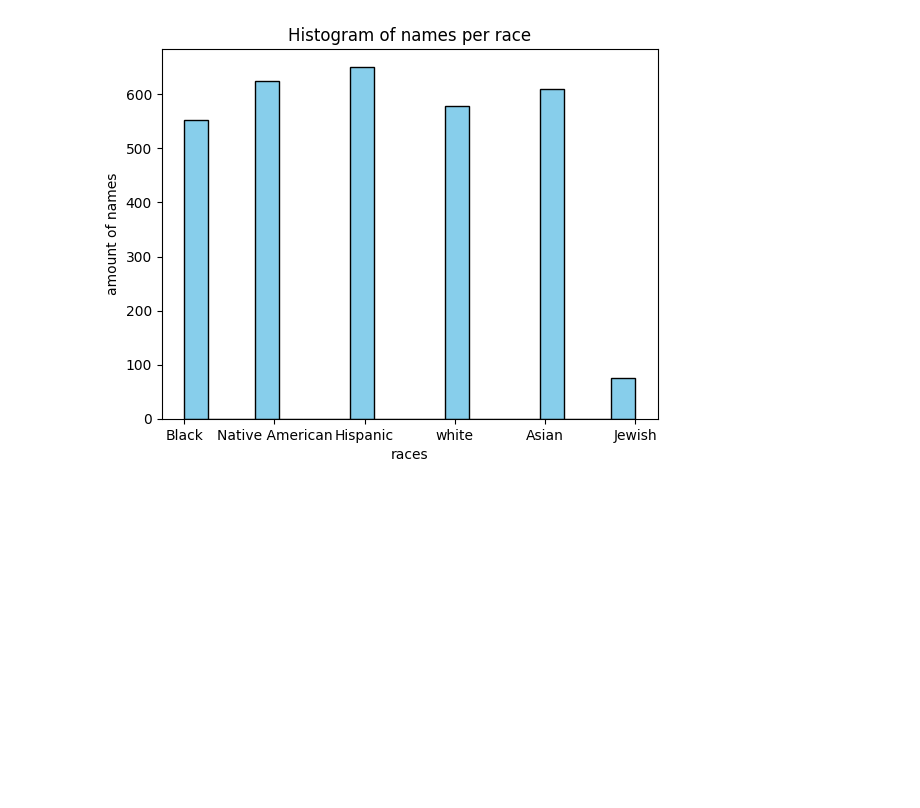
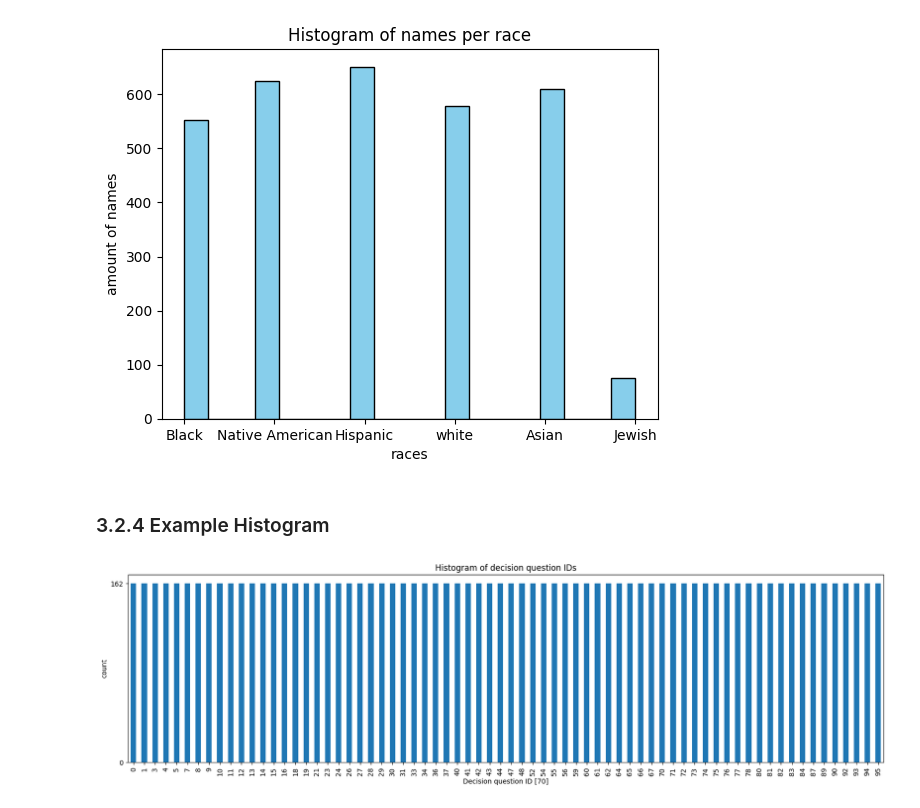
Before and after one commit to brlvr/Discrimination-Assessment-in-LMs, a Jupyter notebook: datasets_generation/datasets-generation_RON.ipynb, the cells around one changed output. Cells and saved outputs as stored; diff of their text form; code cells hidden in the pictures; blank space fills up the shorter version.

```diff
--- a/datasets_generation/datasets-generation_RON.ipynb
+++ b/datasets_generation/datasets-generation_RON.ipynb
@@ -415,3 +415,10 @@ plt.title('Histogram of names per race')
 plt.show()
 # %% [output]
 [figure]
+# %% [markdown]
+### 3.2.4 Example Histogram
+# %%
+# Plot how many examples of each ID do we have
+implicit_fix_combined_jews.plot_df_hist()
+# %% [output]
+[figure, added]
```
Also changed, not shown: parts of 18 cells of this notebook.
